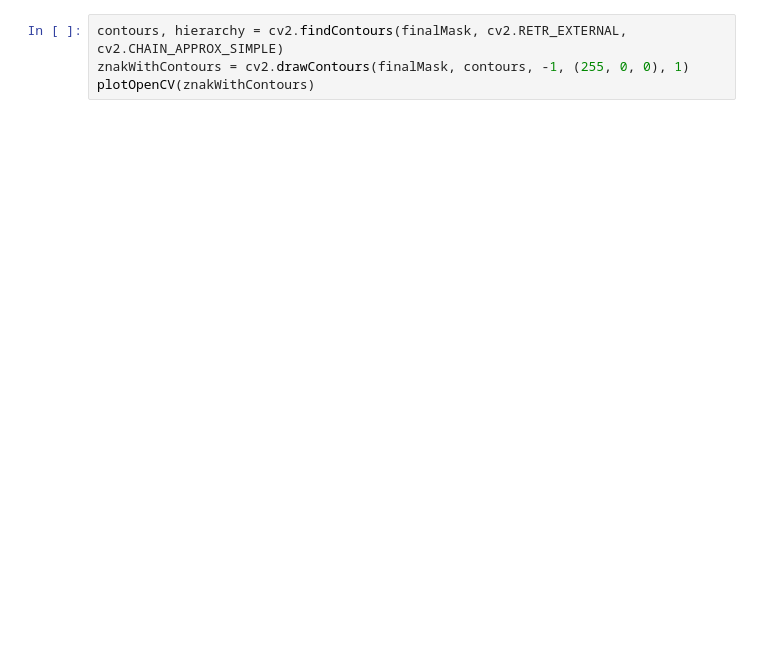
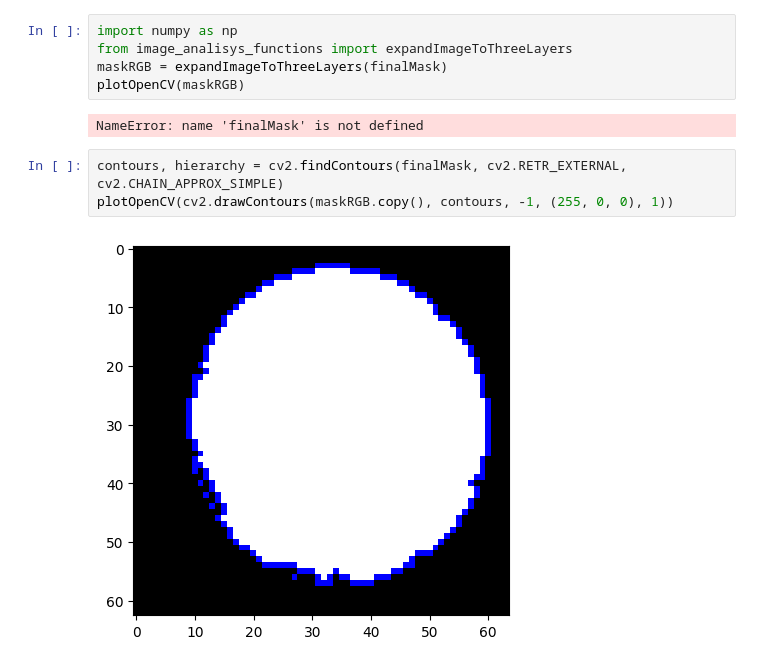
Before and after one commit to Javolins/road-sign-checker, a Jupyter notebook: ai/sign-classificators/shape-classifier-tester.ipynb, the cells around one changed output. Saved outputs shown, nothing was run; the diff lists cells and outputs as text; blank space fills up the shorter version.

```diff
--- a/ai/sign-classificators/shape-classifier-tester.ipynb
+++ b/ai/sign-classificators/shape-classifier-tester.ipynb
@@ -24,5 +30,13 @@ plotOpenCV(finalMask)
+# %%
+import numpy as np
+from image_analisys_functions import expandImageToThreeLayers
+maskRGB = expandImageToThreeLayers(finalMask)
+plotOpenCV(maskRGB)
+# %% [output]
+NameError: name 'finalMask' is not defined
 # %%
 contours, hierarchy = cv2.findContours(finalMask, cv2.RETR_EXTERNAL, cv2.CHAIN_APPROX_SIMPLE)
-znakWithContours = cv2.drawContours(finalMask, contours, -1, (255, 0, 0), 1)
-plotOpenCV(znakWithContours)
+plotOpenCV(cv2.drawContours(maskRGB.copy(), contours, -1, (255, 0, 0), 1))
+# %% [output]
+[figure, added]
 # %%
```
Also changed, not shown: parts of 10 cells of this notebook, 1 other file.
